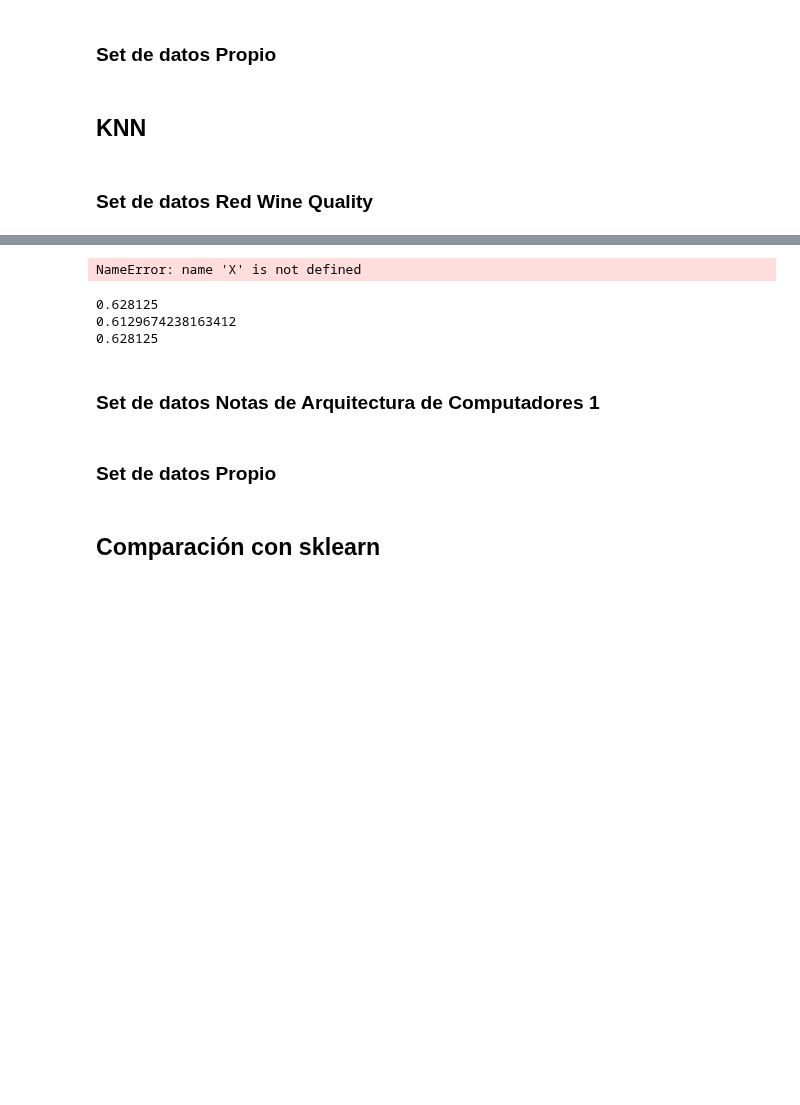
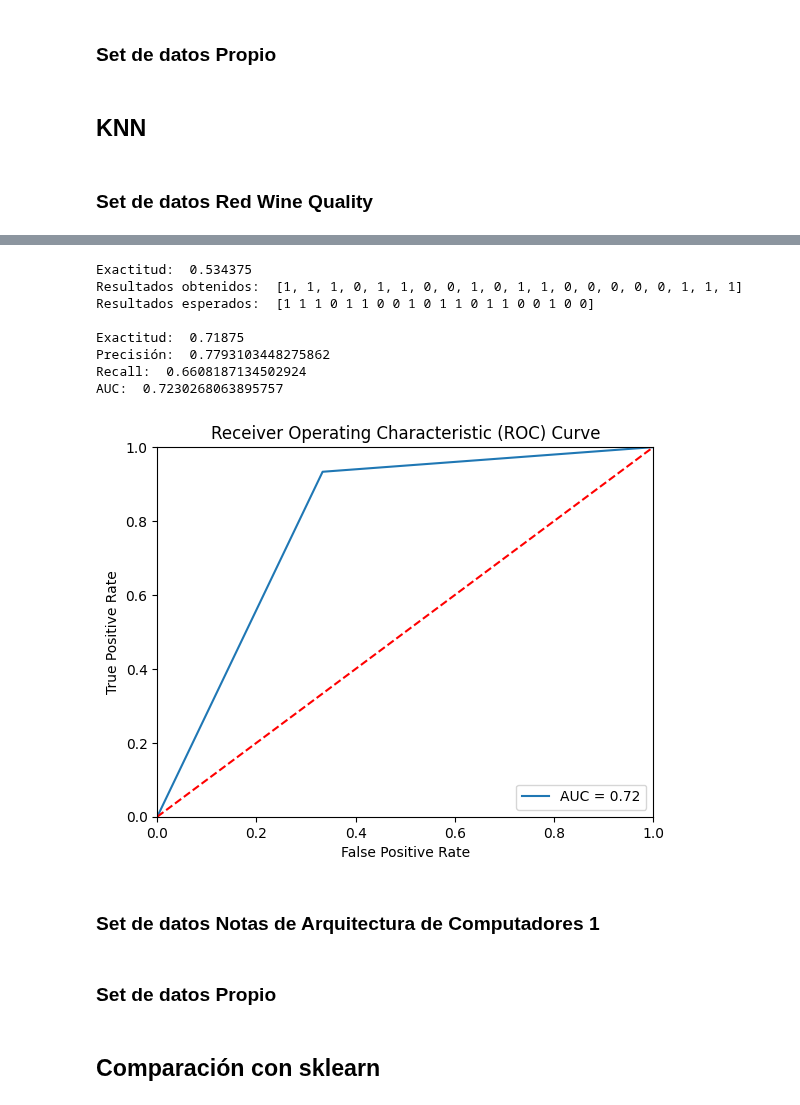
Before and after one commit to JulianCamacho/CE-5506-Reconocimiento-de-Patrones, a Jupyter notebook: Proyecto1/Proyecto1.ipynb, the cells around one changed output, grey strips where cells are left out. Cells and saved outputs as stored; diff of their text form; code cells hidden in the pictures; blank space fills up the shorter version.

```diff
--- a/Proyecto1/Proyecto1.ipynb
+++ b/Proyecto1/Proyecto1.ipynb
@@ -105,24 +176,0 @@ y_pred = model.predict(X_test)
-# %%
-
-# Calcular la exactitud
-accuracy_data.append(accuracy_score(y_test, y_pred))
-print(f"Exactitud: {accuracy_data[0]}")
-
-# Calcular la precisión
-precision_data.append(precision_score(y_test, y_pred))
-print(f"Precisión: {precision_data[0]}")
-
-# Calcular el recall
-recall_data.append(recall_score(y_test, y_pred))
-print(f"Recall: {recall_data[0]}")
-
-# Calcular el AUC
-y_pred_proba = np.dot(X_test, model.weights) + model.bias
-auc_data.append(roc_auc_score(y_test, y_pred_proba))
-plt.scatter(y_test, y_pred_proba,color='red')
-
-print(f"AUC: {auc_data[0]}")
-
-# Calcular la curva ROC
-fpr, tpr, _ = roc_curve(y_test, y_pred_proba)
-plt.plot(fpr, tpr,color='blue')
@@ -329,6 +388,6 @@ from matplotlib import pyplot as plt
 # %%
 class KNearestNeighbors():
-    def __init__(self, X_train, y_train, n_neighbors=5, weights='distance'):
+    def __init__(self, X_train, y_train, n_neighbors=5, weights='uniform'):
 
         self.X_train = X_train
         self.y_train = y_train
@@ -442,33 +474,24 @@ Name: quality, Length: 1599, dtype: int64
-# %%
-if isinstance(X, pd.DataFrame):
-    X = X.to_numpy()
-    y = y.to_numpy()
-
-
-#Instanciar clasificadores
-distance_classifier = KNearestNeighbors(X_train, y_train, n_neighbors=5)
-
-
-distance_accuracy, y_pred, y_test = distance_classifier.score(X_test, y_test)
-
-print(distance_accuracy)
-# %% [output]
-NameError: name 'X' is not defined
 # %%
-# Calcular la precisión, recall y AUC
-accuracy_data.append( distance_accuracy)
-precision_data.append(precision_score(y_test, y_pred, average='weighted'))
-recall_data.append(recall_score(y_test, y_pred, average='weighted'))
-#auc_data.append(roc_auc_score(y_test, y_pred, multi_class='ovr'))
+#Instanciar clasificador
+distance_classifier = KNearestNeighbors(X_train_wines, y_train_wines, n_neighbors=5, weights='distance')
+distance_accuracy, y_pred_wines, y_test_wines = distance_classifier.score(X_test_wines, y_test_wines)
+score = distance_classifier.score(y_pred_wines,y_test_wines)
+print("Exactitud: ", score[0])
 
-print(accuracy_data[1])
-print(precision_data[1])
-print(recall_data[1])
-#print(auc_data[1])
+print("Resultados obtenidos: ", y_pred_wines[:20])
+print("Resultados esperados: ", y_test_wines[:20], "\n")
+
+computeMetrics(y_test_wines, y_pred_wines)
 # %% [output]
-0.628125
-0.6129674238163412
-0.628125
+Exactitud:  0.534375
+Resultados obtenidos:  [1, 1, 1, 0, 1, 1, 0, 0, 1, 0, 1, 1, 0, 0, 0, 0, 0, 1, 1, 1]
+Resultados esperados:  [1 1 1 0 1 1 0 0 1 0 1 1 0 1 1 0 0 1 0 0]
+
+Exactitud:  0.71875
+Precisión:  0.7793103448275862
+Recall:  0.6608187134502924
+AUC:  0.7230268063895757
+[figure, added]
 # %% [markdown]
 ### Set de datos Notas de Arquitectura de Computadores 1
 # %% [markdown]
```
Also changed, not shown: parts of 17 cells of this notebook, 1 other file.
